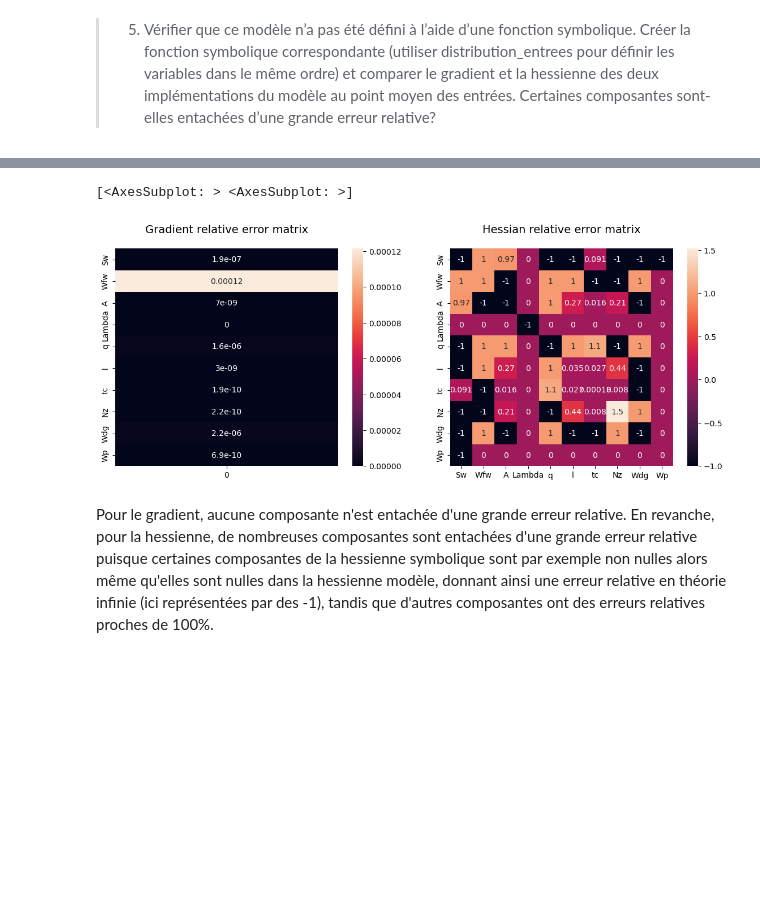
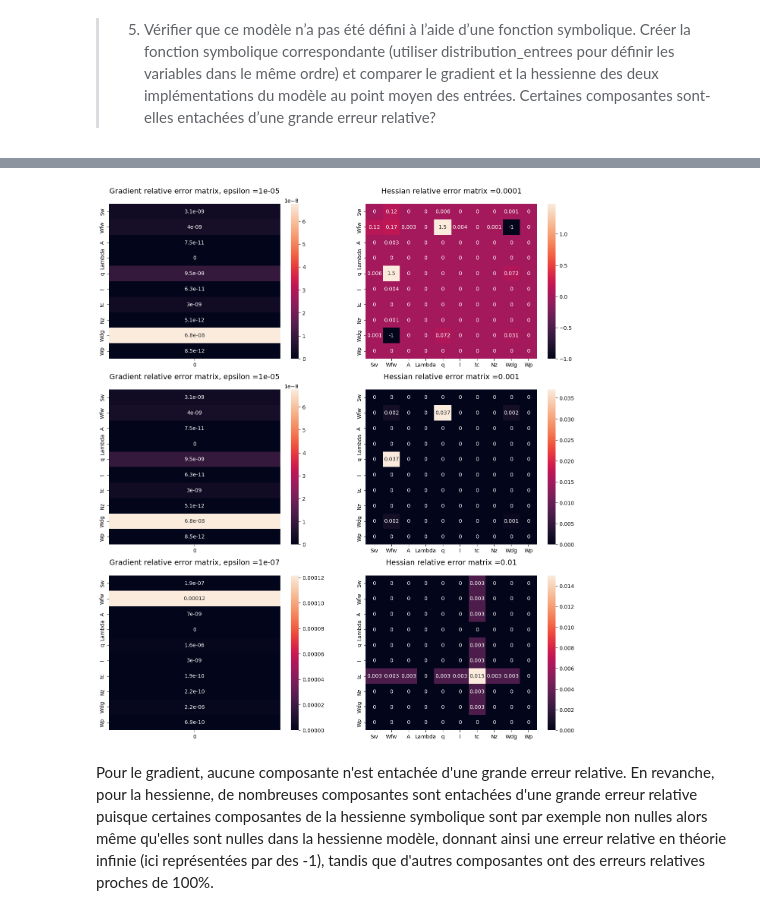
Before and after one commit to Abdellah-Laassairi/QI-mass-model-wing-aircraft, a Jupyter notebook: notebook.ipynb, the cells around one changed output, grey strips where cells are left out. Drawn from its saved outputs; the diff is of its cells as text; code cells hidden in the pictures; blank space fills up the shorter version.

Commit message:
Updated Gradient and hessian step size

```diff
--- a/notebook.ipynb
+++ b/notebook.ipynb
@@ -36,7 +37,9 @@ copule = distribution_entrees.getCopula().getImplementation()
 > 3. Copier la liste des identifiants de ces sources d’incertitude dans la variable nom_sources.
 # %%
 nom_sources = distribution_entrees.getDescription()
+latex_nom_sources = ["S_w","W_{fw}","A","\Lambda","q","l","t_c","N_z","W_{dg}","W_p"]
 
-for i in range(len(nom_sources)):
-    display(Latex(f"{nom_sources[i]} $\sim $ {distribution_entrees.getMarginal(i).getImplementation()}" ))
+for i in range(len(latex_nom_sources)):
+
+    display(Latex(f"${latex_nom_sources[i]}$ $\sim $ {distribution_entrees.getMarginal(i).getImplementation()}" ))
 # %% [output]
@@ -77,12 +87,0 @@ mean_inputs = distribution_entrees.getMean()
-# %%
-from openturns import CenteredFiniteDifferenceGradient, CenteredFiniteDifferenceHessian
-
-epsilon = 1e-7
-finite_difference_gradient_model = CenteredFiniteDifferenceGradient(epsilon, model_masse.getEvaluation())
-finite_difference_hessian_model = CenteredFiniteDifferenceHessian(epsilon, model_masse.getEvaluation())
-
-model_gradient = finite_difference_gradient_model.gradient(mean_inputs)
-model_hessian = finite_difference_hessian_model.hessian(mean_inputs)
-
-symbolic_gradient = symbolic_function.gradient(mean_inputs)
-symbolic_hessian = symbolic_function.hessian(mean_inputs)
@@ -119,30 +150,28 @@ Number of model evaluations : 0
 # %%
-fig, axes = plt.subplots(1,2)
-fig.set_size_inches(14,5)
 
-ax0, ax1 = axes
-print(axes)
+epsilons = [(1e-05, 0.0001), (1e-5, 1e-3), (1e-07, 1e-2)]
 
-g0 = sb.heatmap(np.array(gradient_relative_error),ax=ax0 ,annot=True)
-# set x-axis label and ticks.
-#ax2.xaxis.set_ticklabels(nom_sources)
-# set y-axis label and ticks
-g0.yaxis.set_ticklabels(nom_sources)
-# set plot title
-g0.set_title("Gradient relative error matrix", fontsize=14, pad=20)
+fig, axes = plt.subplots(len(epsilons),2)
+fig.set_size_inches(16,6*len(epsilons))
 
-g1 = sb.heatmap(np.array(hessian_relative_error)[:,:,0],ax=ax1, annot=True)
-# set x-axis label and ticks.
-g1.xaxis.set_ticklabels(nom_sources)
-# set y-axis label and ticks
-g1.yaxis.set_ticklabels(nom_sources)
-# set plot title
-g1.set_title("Hessian relative error matrix", fontsize=14, pad=20)
+
+for i in range(len(epsilons)):
+
+    gradient_relative_error=calculate_gradient_relative_error(epsilons[i][0])
+    g0 = sb.heatmap(np.array(gradient_relative_error),ax=axes[i][0] ,annot=True)
+    g0.yaxis.set_ticklabels(nom_sources)
+    g0.set_title(f"Gradient relative error matrix, epsilon ={epsilons[i][0]}", fontsize=14, pad=20)
+
+
+    hessian_relative_error=calculate_hessian_relative_error(epsilons[i][1])
+    g1 = sb.heatmap(np.array(hessian_relative_error)[:,:,0].round(3),ax=axes[i][1], annot=True)
+    g1.xaxis.set_ticklabels(nom_sources)
+    g1.yaxis.set_ticklabels(nom_sources)
+    g1.set_title(f"Hessian relative error matrix ={epsilons[i][1]}", fontsize=14, pad=20)
 
 plt.show()
 # %% [output]
-[<AxesSubplot: > <AxesSubplot: >]
-[figure, old version]
+[figure, new version]
 # %% [markdown]
 Pour le gradient, aucune composante n'est entachée d'une grande erreur relative. En revanche, pour la hessienne, de nombreuses composantes sont entachées d'une grande erreur relative puisque certaines composantes de la hessienne symbolique sont par exemple non nulles alors même qu'elles sont nulles dans la hessienne modèle, donnant ainsi une erreur relative en théorie infinie (ici représentées par des -1), tandis que d'autres composantes ont des erreurs relatives proches de 100%.
 # %% [markdown]
```
Also changed, not shown: parts of 18 cells of this notebook, 1 other file.
